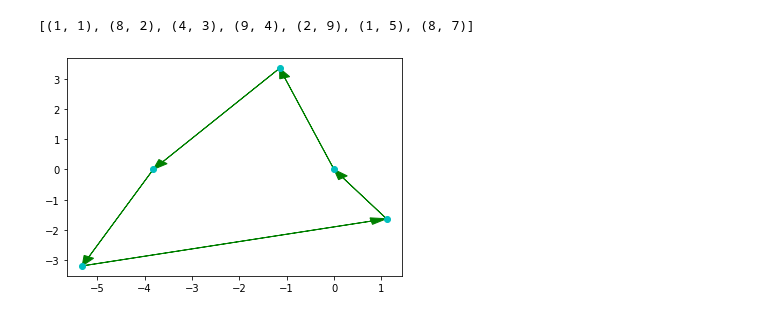
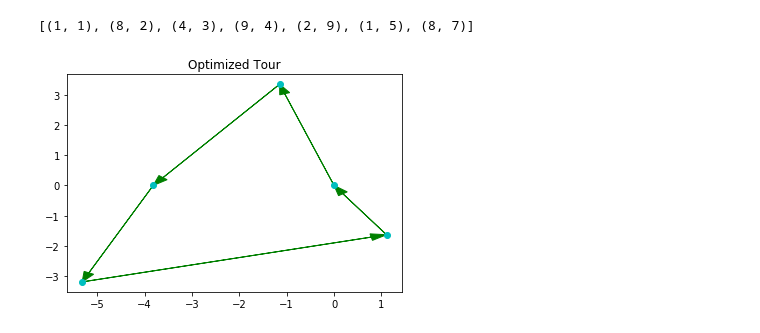
Before and after one commit to alexivaner/Travel-Salesman-Problem-using-GA, a Jupyter notebook: Final Project TSP.ipynb, the cells around one changed output. Drawn from its saved outputs; the diff is of its cells as text; code cells hidden in the pictures.

```diff
--- a/Final Project TSP.ipynb
+++ b/Final Project TSP.ipynb
@@ -712,7 +712,7 @@ def plotTSP(path, points, num_iters=1):
         y.append(points[i][1])
 
     plt.plot(x, y, 'co')
-
+    plt.title("Optimized Tour")
     a_scale = float(max(x))/float(5)
     # Draw the older paths, if provided
     if num_iters > 1:
@@ -722,34 +722,34 @@ def plotTSP(path, points, num_iters=1):
             # Transform the old paths into a list of coordinates
             xi = []; yi = [];
             for j in paths[i]:
                 xi.append(points[j][0])
                 yi.append(points[j][1])
 
     # Draw the primary path for the TSP problem
     plt.arrow(x[-1], y[-1], (x[0] - x[-1]), (y[0] - y[-1]), head_width = a_scale,
             color ='g', length_includes_head=True)
     for i in range(0,len(x)-1):
         plt.arrow(x[i], y[i], (x[i+1] - x[i]), (y[i+1] - y[i]), head_width = a_scale,
                 color = 'g', length_includes_head = True)
 
     #Set axis too slitghtly larger than the set of x and y
 #     plt.xlim(0, max(x)*1.1)
 #     plt.ylim(0, max(y)*1.1)
     plt.show()
 
 
 if __name__ == '__main__':
     res = [tuple(i) for i in cfg.cityCoordinat]
     # Local Search operation
     path1 = [0, 2, 1, 4, 3]
 
     # Pack the paths into a list
     paths = [path1]
 
     # Run the function
     plotTSP(paths, res, 1)
 # %% [output]
-[figure, old version]
+[figure, new version]
 # %%
 res = [tuple(i) for i in cfg.cityCoordinat]
 # %%
```
Also changed, not shown: parts of 1 cell of this notebook, 9 other files.
